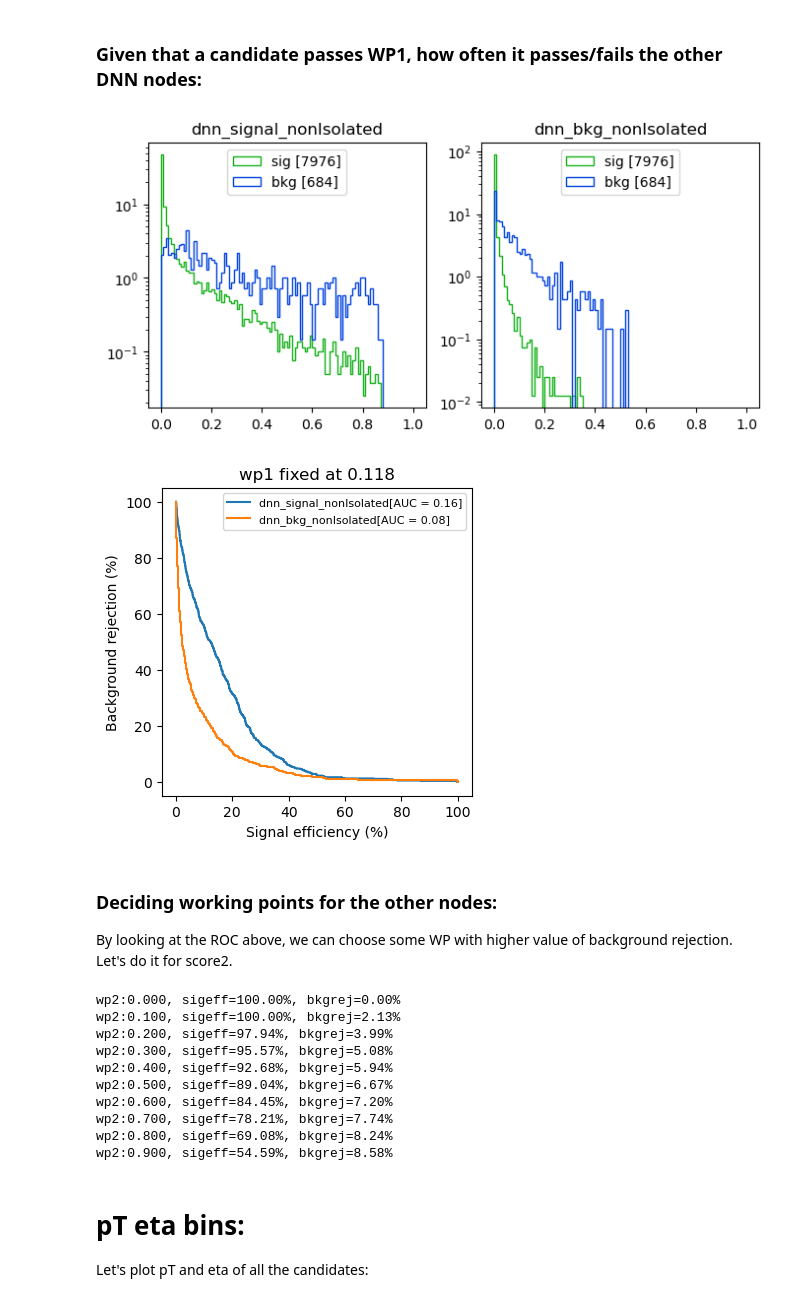
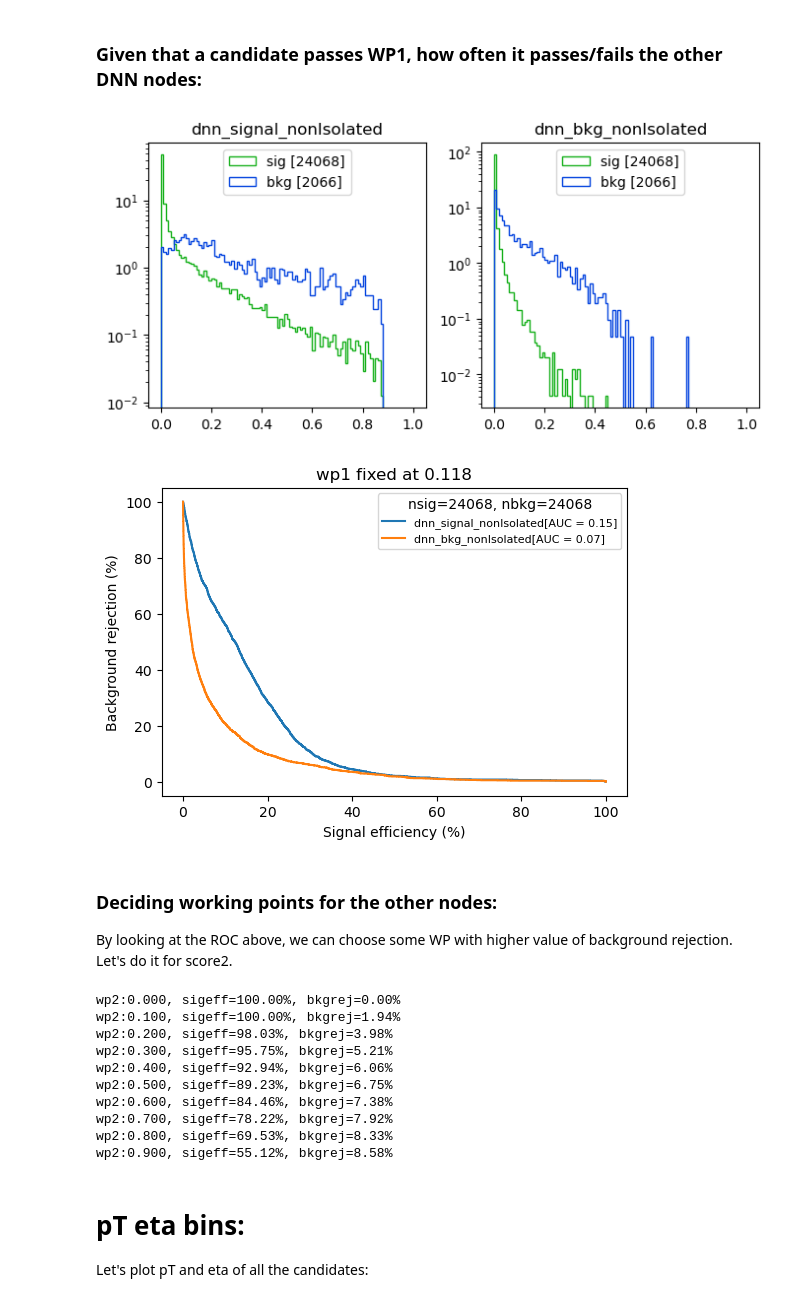
Before and after one commit to phazarik/Electron-DNN-ID-study, a Jupyter notebook: dnn_electron_id.ipynb, the cells around one changed output. Drawn from its saved outputs; the diff is of its cells as text; code cells hidden in the pictures.

```diff
--- a/dnn_electron_id.ipynb
+++ b/dnn_electron_id.ipynb
@@ -31,9 +31,9 @@ These variables in the ntuple are produced using the following script. This he n
 # %%
 import os, sys
 import uproot
-filedy = uproot.open('inputs/Run3Winter22/electron_ntuple_DYJetsToLL_M-50.root')
-filett = uproot.open('inputs/Run3Winter22/electron_ntuple_TTToSemiLeptonic.root')
-filetau = uproot.open('inputs/Run3Winter22/electron_ntuple_TauGun_Pt-15to500.root')
+filedy = uproot.open('inputs/Run3Winter22/ntuple_DYJetsToLL_M-50.root')
+filett = uproot.open('inputs/Run3Winter22/ntuple_TTToSemiLeptonic.root')
+#filetau = uproot.open('inputs/Run3Winter22/electron_ntuple_TauGun_Pt-15to500.root')
 print('The input files are read using uproot.')
 # %% [output]
 The input files are read using uproot.
@@ -261,7 +262,7 @@ for score, scoredict in ROC_dict.items():
 import collections
 ROC_dict = collections.OrderedDict(sorted(ROC_dict.items(), key=lambda x: x[1]["auc"], reverse=True))
 # %%
-fig3, ax3 = plt.subplots(1,1,figsize=(8,4))
+fig3, ax3 = plt.subplots(1,1,figsize=(6,4))
 
 #make plots for only the following:
 plots=[
@@ -290,13 +291,14 @@ nbkg = df[df['truth']==0].shape[0]
 nbkgfail = df[(df['truth']==0) & (df['score1']+df['score2']<threshold)].shape[0]
 bkgrej = (nbkgfail/nbkg)*100
 #plt.plot(sigeff, bkgrej, marker='o', color="red", markersize=6, label=f'Current DNN wp ~ {sigeff:.0f},{bkgrej:.0f}')
+legendheader = f'nsig={nsig}, nbkg={nbkg}'
 
 ax3.set_xlabel('Signal efficiency (%)')
 ax3.set_xlim(90, 100)
 #ax3.set_xscale('log')
 ax3.set_ylabel('Background rejection (%)')
-ax3.legend(loc='center left')
+ax3.legend(loc='center left', prop={"size":8}, title=legendheader, fontsize='samll')
 
-plt.savefig(f'plots/roc.png')
+plt.savefig(f'plots/all_roc.png', dpi=300)
 plt.show()
 # %% [output]
@@ -384,32 +386,39 @@ ax4[1].set_title(alias['score3'])
 ax4[1].set_yscale('log')
 ax4[1].legend(loc='upper center')
 
+plt.savefig('plots/wp1_dnn_scores.png', dpi=300)
 plt.show()
 # %% [output]
-[figure, old version]
+[figure, new version]
 # %%
 from sklearn.metrics import roc_curve,auc
 
-fig5, ax5 = plt.subplots(1,1,figsize=(4,4))
+fig5, ax5 = plt.subplots(1,1,figsize=(6,4))
 
 #Calculating the new ROCs for score2 and score3:
 wp1_dict={}
 scores=['score2', 'score3']
 
 for score in scores:
     fnr, tpr, auc_score = find_tpr_fnr_auc(dfwp1['truth'], dfwp1[score])
     ax5.plot(tpr,fnr, label=alias[score]+f'[AUC = {auc_score:.2f}]')
 
 ax5.set_title(f'wp1 fixed at {wp1:.3f}')
 ax5.set_xlabel('Signal efficiency (%)')
 #ax5.set_xlim(90, 100)
 #ax5.set_xscale('log')
+
+nsigwp1=dfwp1[dfwp1['truth']==1].shape[0]
+nbkgwp1=dfwp1[dfwp1['truth']==1].shape[0]
+legendheader = f'nsig={nsigwp1}, nbkg={nbkgwp1}'
+
 ax5.set_ylabel('Background rejection (%)')
-ax5.legend(loc='upper right', prop={"size":8})
+ax5.legend(loc='upper right', prop={"size":8}, title=legendheader, fontsize='samll')
 
+plt.savefig('plots/wp1_ROC.png', dpi=300)
 plt.show()
 # %% [output]
-[figure, old version]
+[figure, new version]
 # %% [markdown]
 ### Deciding working points for the other nodes:
 
@@ -442,15 +451,15 @@ for val in thresholds:
         break
 # %% [output]
 wp2:0.000, sigeff=100.00%, bkgrej=0.00%
-wp2:0.100, sigeff=100.00%, bkgrej=2.13%
-wp2:0.200, sigeff=97.94%, bkgrej=3.99%
-wp2:0.300, sigeff=95.57%, bkgrej=5.08%
-wp2:0.400, sigeff=92.68%, bkgrej=5.94%
-wp2:0.500, sigeff=89.04%, bkgrej=6.67%
-wp2:0.600, sigeff=84.45%, bkgrej=7.20%
-wp2:0.700, sigeff=78.21%, bkgrej=7.74%
-wp2:0.800, sigeff=69.08%, bkgrej=8.24%
-wp2:0.900, sigeff=54.59%, bkgrej=8.58%
+wp2:0.100, sigeff=100.00%, bkgrej=1.94%
+wp2:0.200, sigeff=98.03%, bkgrej=3.98%
+wp2:0.300, sigeff=95.75%, bkgrej=5.21%
+wp2:0.400, sigeff=92.94%, bkgrej=6.06%
+wp2:0.500, sigeff=89.23%, bkgrej=6.75%
+wp2:0.600, sigeff=84.46%, bkgrej=7.38%
+wp2:0.700, sigeff=78.22%, bkgrej=7.92%
+wp2:0.800, sigeff=69.53%, bkgrej=8.33%
+wp2:0.900, sigeff=55.12%, bkgrej=8.58%
 # %% [markdown]
 # pT eta bins:
 Let's plot pT and eta of all the candidates:
```
Also changed, not shown: parts of 12 cells of this notebook, 22 other files.
